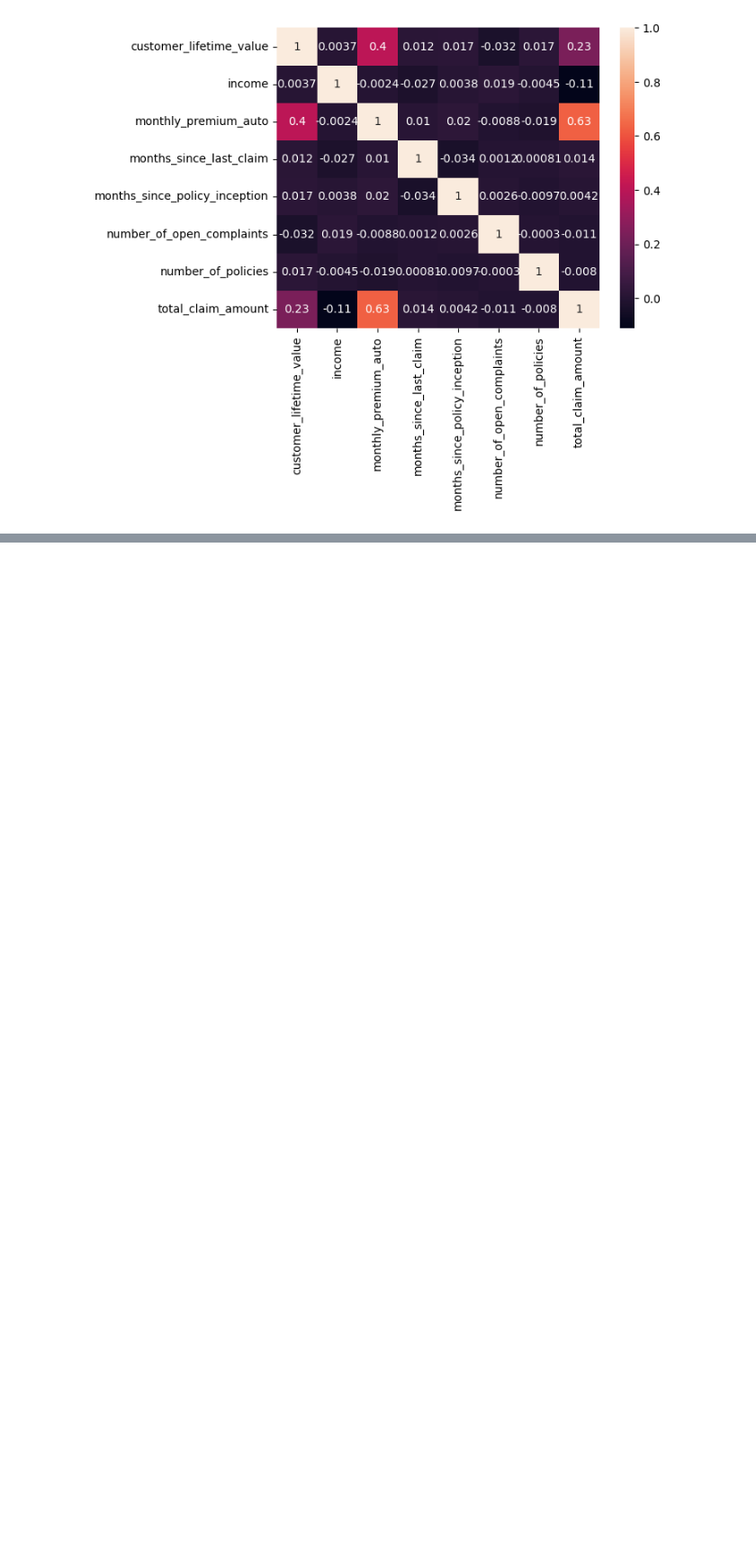
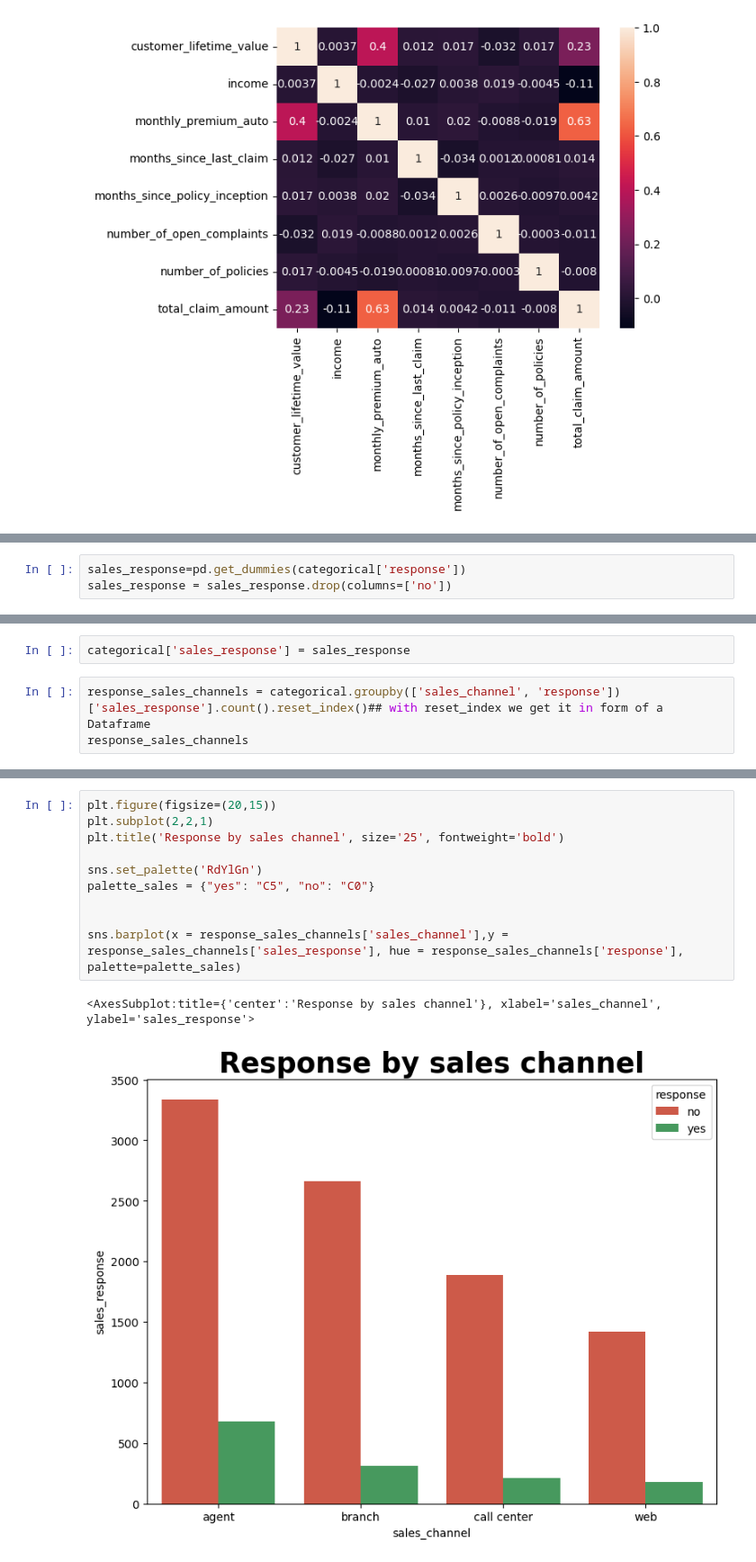
Before and after one commit to MLB-95/IH_LABS, a Jupyter notebook: LABS/week2/Customer Analysis Case Study (Act.3 & 4).ipynb, the cells around one changed output, grey strips where cells are left out. Shown at 90% size. Cells and saved outputs as stored; diff of their text form; blank space fills up the shorter version.

```diff
--- a/LABS/week2/Customer Analysis Case Study (Act.3 & 4).ipynb
+++ b/LABS/week2/Customer Analysis Case Study (Act.3 & 4).ipynb
@@ -158,0 +209,3 @@ sns.heatmap(numerical.corr(),annot=True)
+# %%
+sales_response=pd.get_dummies(categorical['response'])
+sales_response = sales_response.drop(columns=['no'])
@@ -158,0 +228,5 @@ sns.heatmap(numerical.corr(),annot=True)
+# %%
+categorical['sales_response'] = sales_response
+# %%
+response_sales_channels = categorical.groupby(['sales_channel', 'response'])['sales_response'].count().reset_index()## with reset_index we get it in form of a Dataframe
+response_sales_channels
@@ -158,0 +243,13 @@ sns.heatmap(numerical.corr(),annot=True)
+# %%
+plt.figure(figsize=(20,15))
+plt.subplot(2,2,1)
+plt.title('Response by sales channel', size='25', fontweight='bold')
+
+sns.set_palette('RdYlGn')
+palette_sales = {"yes": "C5", "no": "C0"}
+
+
+sns.barplot(x = response_sales_channels['sales_channel'],y = response_sales_channels['sales_response'], hue = response_sales_channels['response'], palette=palette_sales)
+# %% [output]
+<AxesSubplot:title={'center':'Response by sales channel'}, xlabel='sales_channel', ylabel='sales_response'>
+[figure, added]
```
Also changed, not shown: parts of 17 cells of this notebook.
